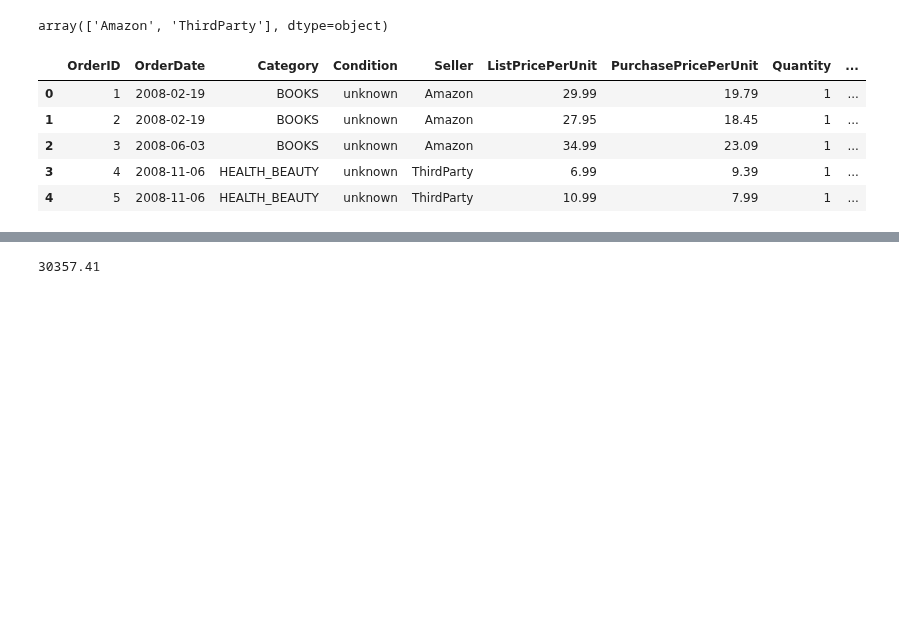
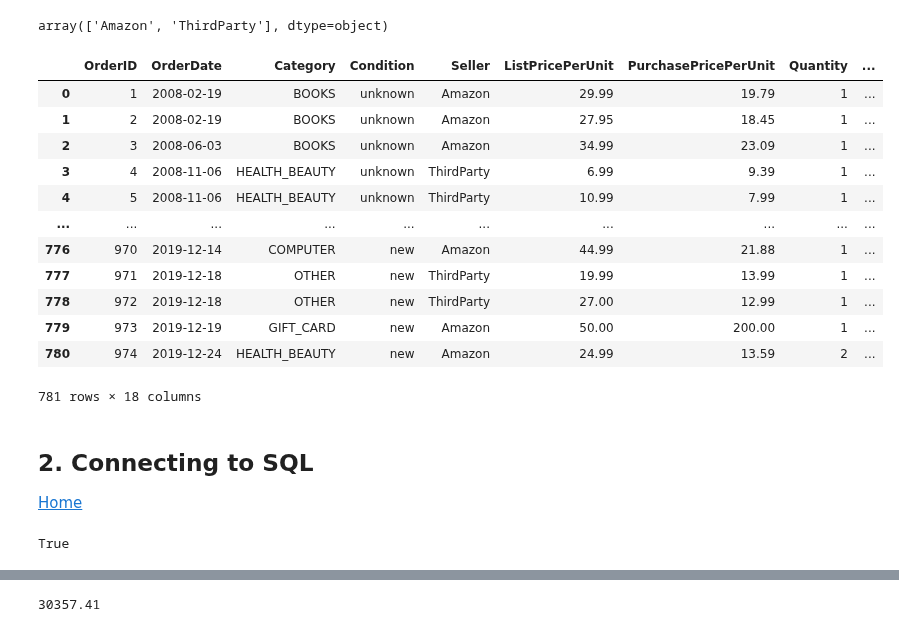
Before and after one commit to AmitSamra/AmazonOrderHistory, a Jupyter notebook: AmazonOrderHistory.ipynb, the cells around one changed output, grey strips where cells are left out. Drawn from its saved outputs; the diff is of its cells as text; code cells hidden in the pictures; blank space fills up the shorter version.

```diff
--- a/AmazonOrderHistory.ipynb
+++ b/AmazonOrderHistory.ipynb
@@ -294,13 +294,24 @@ df['Seller'].unique()
 # %% [output]
 array(['Amazon', 'ThirdParty'], dtype=object)
 # %%
-# Final dataframe
+# Final DataFrame
 
-df.head()
+df
 # %% [output]
 |  | OrderID | OrderDate | Category | Condition | Seller | ListPricePerUnit | PurchasePricePerUnit | Quantity | ... |
 | 0 | 1 | 2008-02-19 | BOOKS | unknown | Amazon | 29.99 | 19.79 | 1 | ... |
 | 1 | 2 | 2008-02-19 | BOOKS | unknown | Amazon | 27.95 | 18.45 | 1 | ... |
 | 2 | 3 | 2008-06-03 | BOOKS | unknown | Amazon | 34.99 | 23.09 | 1 | ... |
 | 3 | 4 | 2008-11-06 | HEALTH_BEAUTY | unknown | ThirdParty | 6.99 | 9.39 | 1 | ... |
 | 4 | 5 | 2008-11-06 | HEALTH_BEAUTY | unknown | ThirdParty | 10.99 | 7.99 | 1 | ... |
+| ... | ... | ... | ... | ... | ... | ... | ... | ... | ... |
+| 776 | 970 | 2019-12-14 | COMPUTER | new | Amazon | 44.99 | 21.88 | 1 | ... |
+| 777 | 971 | 2019-12-18 | OTHER | new | ThirdParty | 19.99 | 13.99 | 1 | ... |
+| 778 | 972 | 2019-12-18 | OTHER | new | ThirdParty | 27.00 | 12.99 | 1 | ... |
+| 779 | 973 | 2019-12-19 | GIFT_CARD | new | Amazon | 50.00 | 200.00 | 1 | ... |
+| 780 | 974 | 2019-12-24 | HEALTH_BEAUTY | new | Amazon | 24.99 | 13.59 | 2 | ... |
+781 rows × 18 columns
+# %% [markdown]
+## <a id='section2'>2. Connecting to SQL</a>
+
+<a href='#home'>Home</a>
@@ -306,0 +328,5 @@ df.head()
+# %%
+dotenv_local_path = './.env'
+load_dotenv(dotenv_path=dotenv_local_path, verbose=True)
+# %% [output]
+True
```
Also changed, not shown: parts of 29 cells of this notebook.
